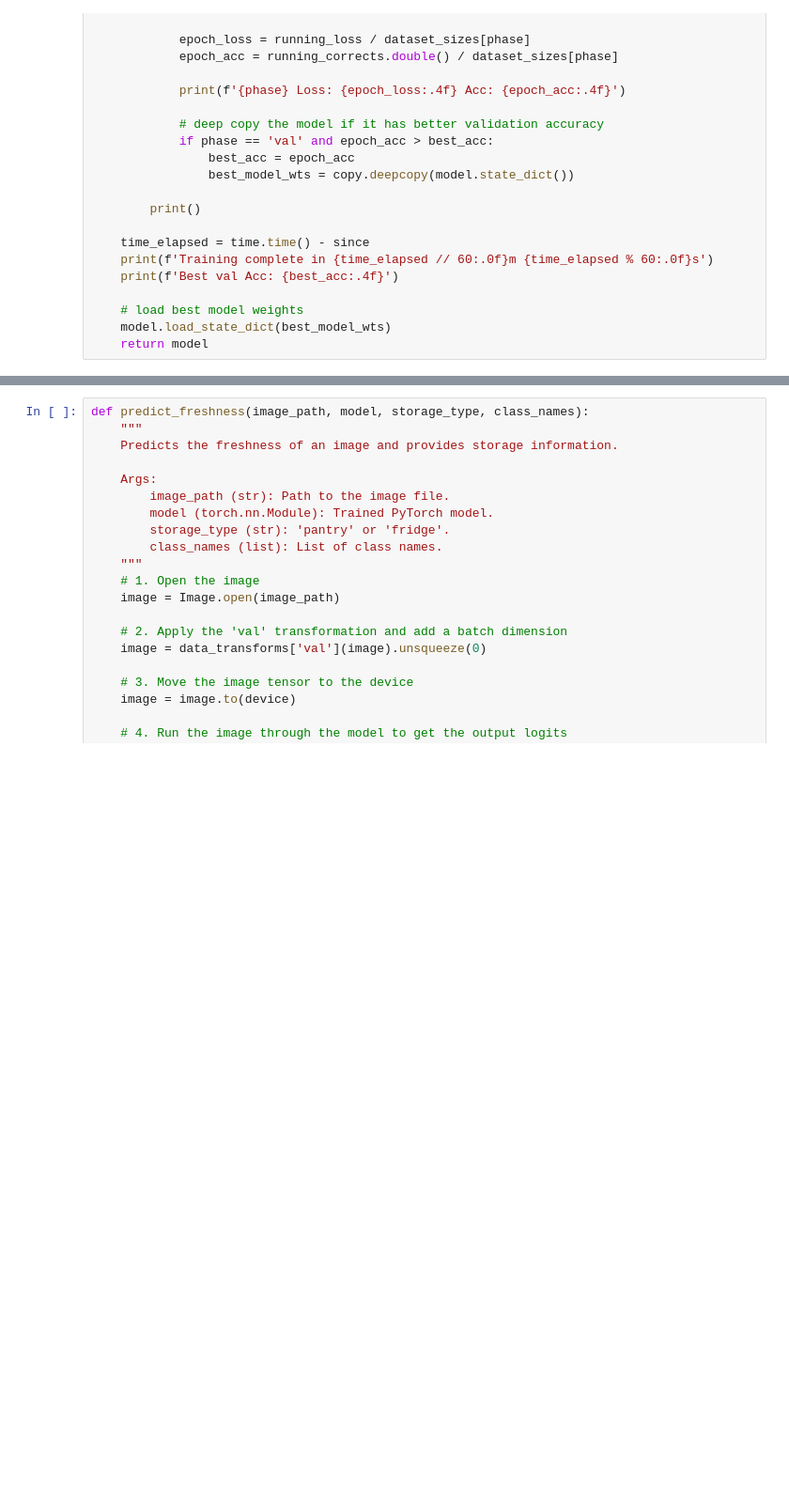
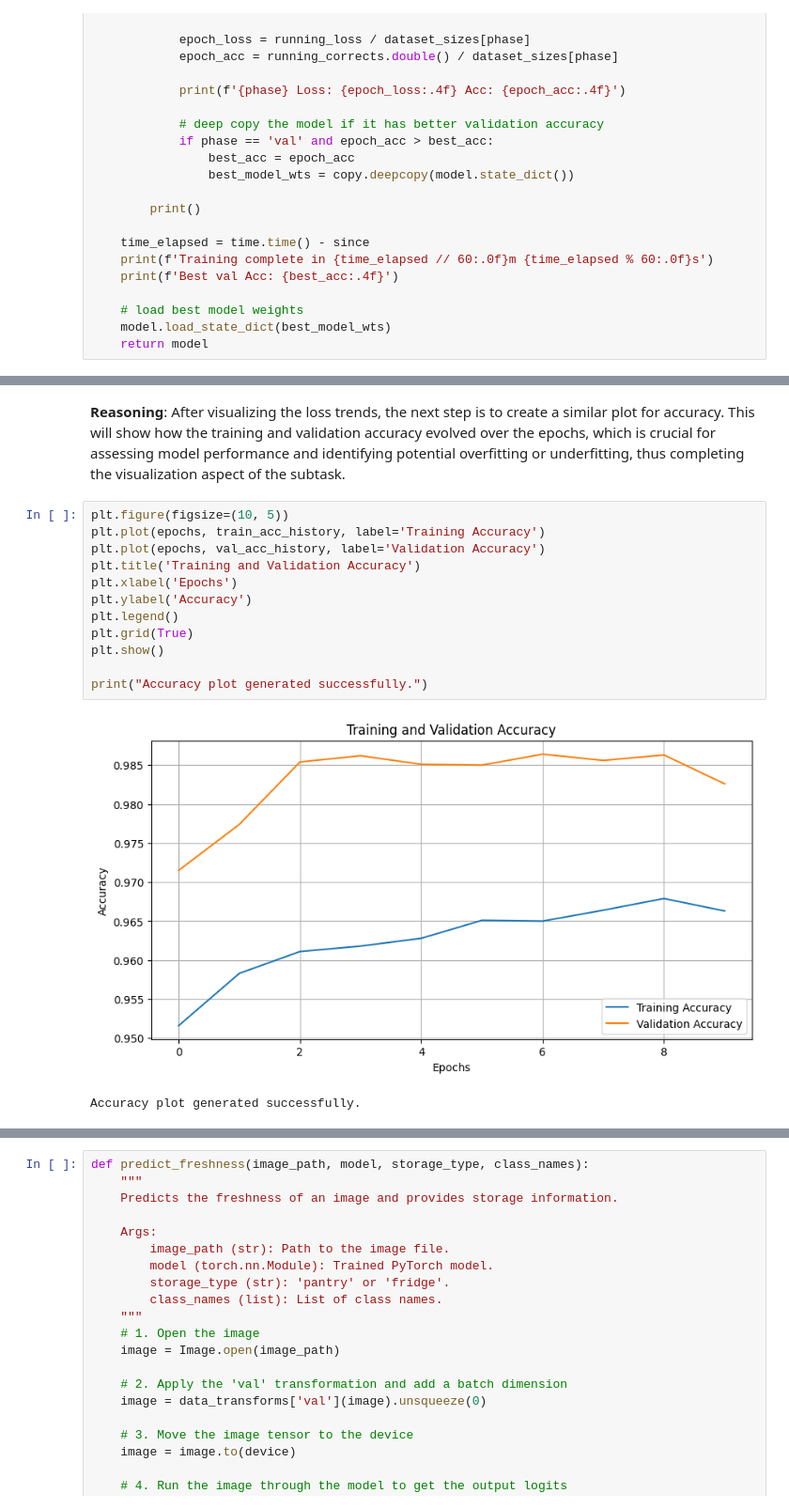
Before and after one commit to MarineMaaan/ITAI-1378-Midterm_FruitFreshnessTimer, a Jupyter notebook: notebooks/ITAI_1378_Midterm_FruitFreshnessTimer.ipynb, the cells around one changed output, grey strips where cells are left out. Shown at 94% size. Saved outputs shown, nothing was run; the diff lists cells and outputs as text; blank space fills up the shorter version.

```diff
--- a/notebooks/ITAI_1378_Midterm_FruitFreshnessTimer.ipynb
+++ b/notebooks/ITAI_1378_Midterm_FruitFreshnessTimer.ipynb
@@ -305,0 +327,18 @@ Best val Acc: 0.9735
+# %% [markdown]
+**Reasoning**:
+After visualizing the loss trends, the next step is to create a similar plot for accuracy. This will show how the training and validation accuracy evolved over the epochs, which is crucial for assessing model performance and identifying potential overfitting or underfitting, thus completing the visualization aspect of the subtask.
+# %%
+plt.figure(figsize=(10, 5))
+plt.plot(epochs, train_acc_history, label='Training Accuracy')
+plt.plot(epochs, val_acc_history, label='Validation Accuracy')
+plt.title('Training and Validation Accuracy')
+plt.xlabel('Epochs')
+plt.ylabel('Accuracy')
+plt.legend()
+plt.grid(True)
+plt.show()
+
+print("Accuracy plot generated successfully.")
+# %% [output]
+[figure, added]
+Accuracy plot generated successfully.
```
Also changed, not shown: parts of 14 cells of this notebook.
